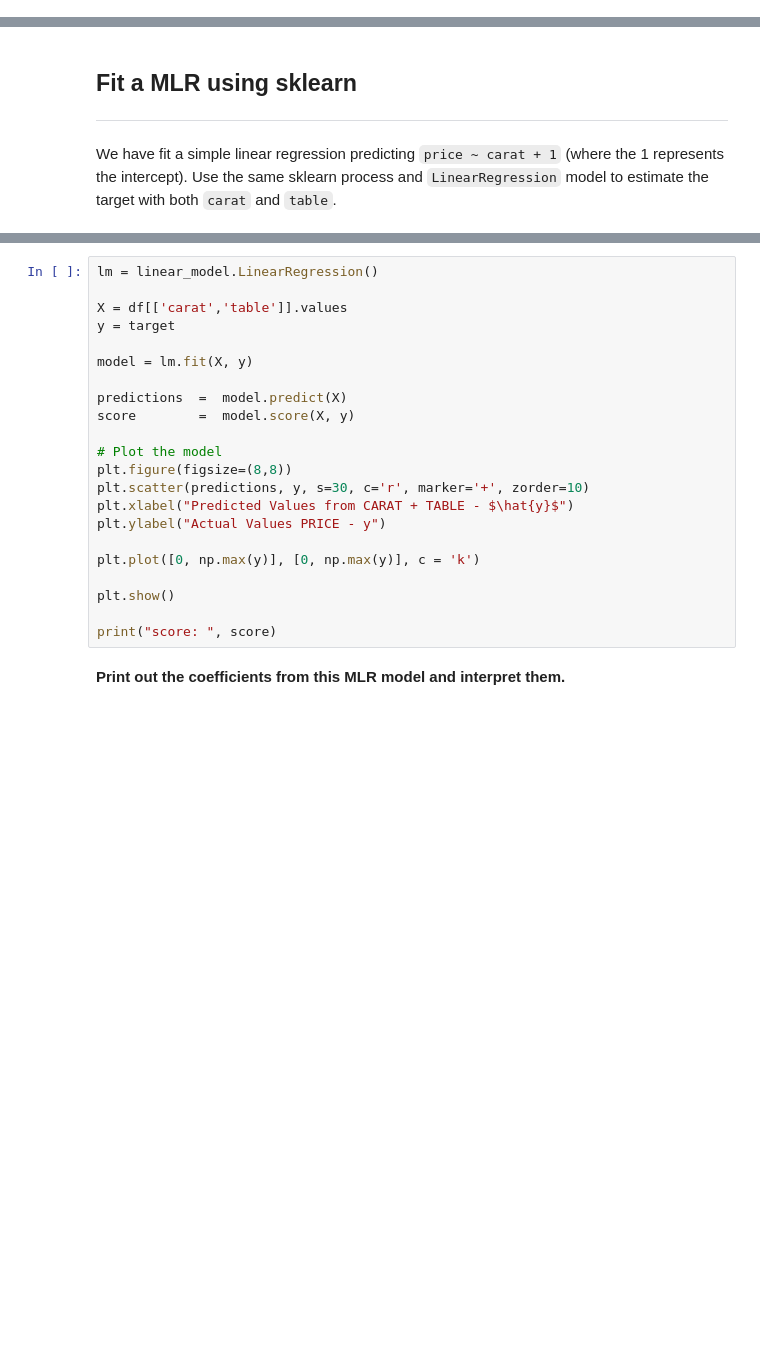
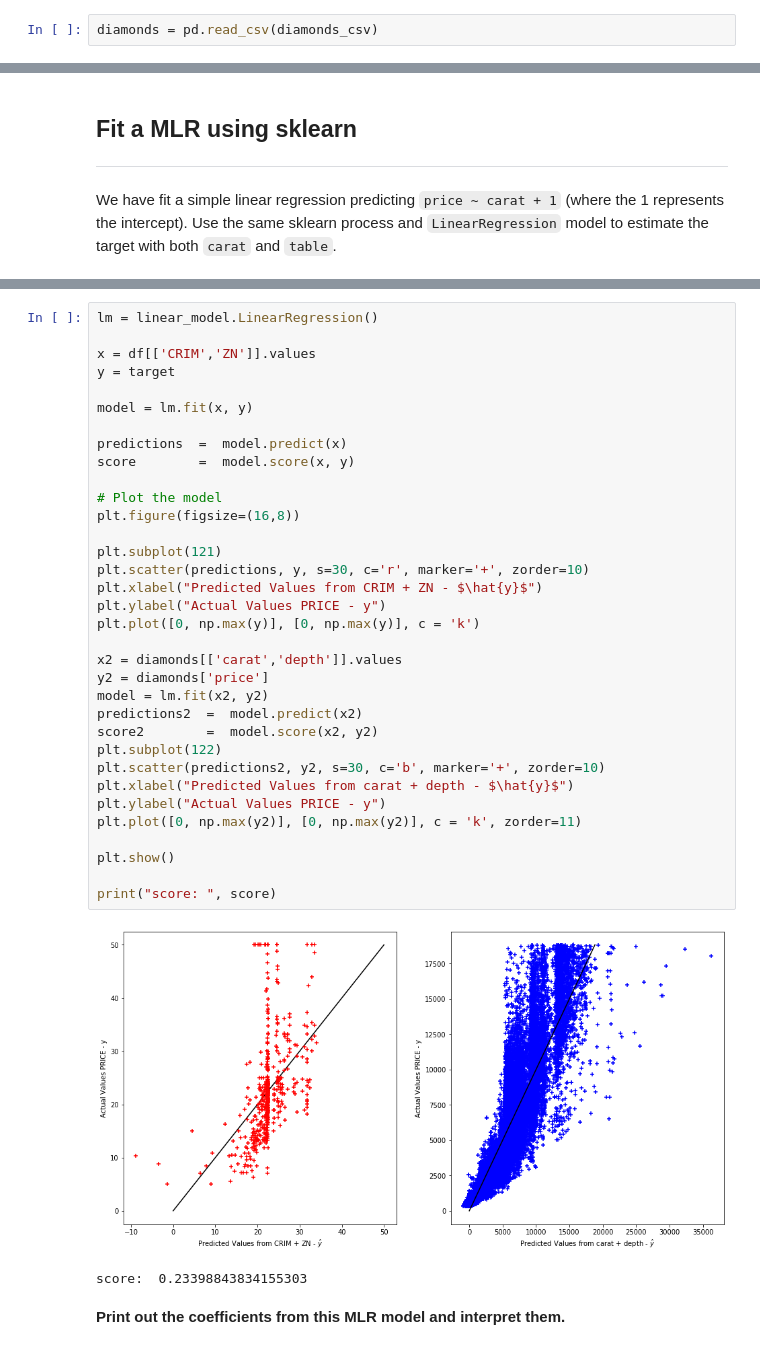
Before and after one commit to persocom01/GA-lessons, a Jupyter notebook: 3.01-lesson-simple_linear_regression/regression-modeling-simple-linear-regression.ipynb, the cells around one changed output, grey strips where cells are left out. Drawn from its saved outputs; the diff is of its cells as text; blank space fills up the shorter version.

```diff
--- a/3.01-lesson-simple_linear_regression/regression-modeling-simple-linear-regression.ipynb
+++ b/3.01-lesson-simple_linear_regression/regression-modeling-simple-linear-regression.ipynb
@@ -330,3 +330,5 @@ Over the course of this lesson we will be constructing a simple linear regressio
 **Load the data using pandas.**
 # %%
 diamonds_csv = './datasets/diamonds.csv'
+# %%
+diamonds = pd.read_csv(diamonds_csv)
@@ -785,25 +946,40 @@ We have fit a simple linear regression predicting `price ~ carat + 1` (where the
 # %%
 lm = linear_model.LinearRegression()
 
-X = df[['carat','table']].values
+x = df[['CRIM','ZN']].values
 y = target
 
-model = lm.fit(X, y)
+model = lm.fit(x, y)
 
-predictions  =  model.predict(X)
-score        =  model.score(X, y)
+predictions  =  model.predict(x)
+score        =  model.score(x, y)
 
 # Plot the model
-plt.figure(figsize=(8,8))
+plt.figure(figsize=(16,8))
+
+plt.subplot(121)
 plt.scatter(predictions, y, s=30, c='r', marker='+', zorder=10)
-plt.xlabel("Predicted Values from CARAT + TABLE - $\hat{y}$")
+plt.xlabel("Predicted Values from CRIM + ZN - $\hat{y}$")
 plt.ylabel("Actual Values PRICE - y")
+plt.plot([0, np.max(y)], [0, np.max(y)], c = 'k')
 
-plt.plot([0, np.max(y)], [0, np.max(y)], c = 'k')
+x2 = diamonds[['carat','depth']].values
+y2 = diamonds['price']
+model = lm.fit(x2, y2)
+predictions2  =  model.predict(x2)
+score2        =  model.score(x2, y2)
+plt.subplot(122)
+plt.scatter(predictions2, y2, s=30, c='b', marker='+', zorder=10)
+plt.xlabel("Predicted Values from carat + depth - $\hat{y}$")
+plt.ylabel("Actual Values PRICE - y")
+plt.plot([0, np.max(y2)], [0, np.max(y2)], c = 'k', zorder=11)
 
 plt.show()
 
 print("score: ", score)
+# %% [output]
+[figure, added]
+score:  0.23398843834155303
 # %% [markdown]
 **Print out the coefficients from this MLR model and interpret them.**
 # %%
```
Also changed, not shown: parts of 39 cells of this notebook, 7 other files.
